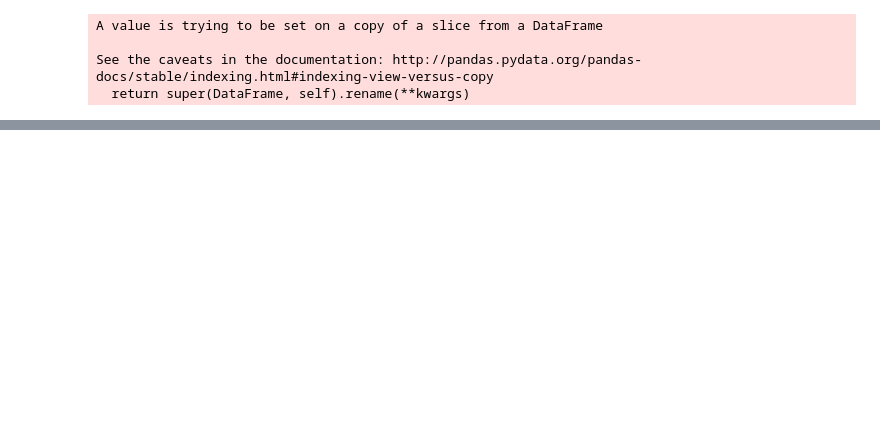
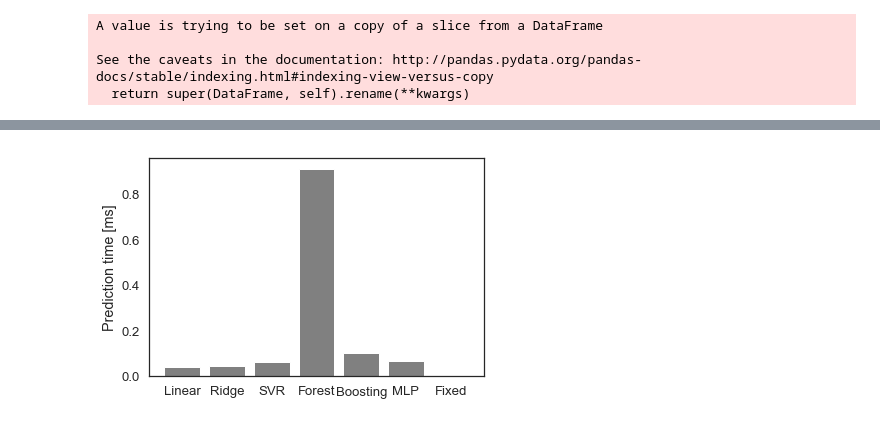
Before and after one commit to CN-UPB/ml-for-resource-allocation, a Jupyter notebook: runtime.ipynb, the cells around one changed output, grey strips where cells are left out. Saved outputs shown, nothing was run; the diff lists cells and outputs as text; code cells hidden in the pictures; blank space fills up the shorter version.

```diff
--- a/runtime.ipynb
+++ b/runtime.ipynb
@@ -214,0 +214,15 @@ FixedModel
+# %%
+# load trained models and scaler
+model_names = [type(model).__name__ for model in models]
+models = [joblib.load(f'ml_models/{vnf_name}/{name}.joblib') for name in model_names]
+scaler = joblib.load(f'ml_models/{vnf_name}/scaler.joblib')
+# %%
+# time single prediction for rand input
+X_rand = pd.DataFrame(data={'Rand max. throughput': [random.randrange(0, 3000) for _ in range(1)]})
+times = []
+for model in models:
+    print(type(model).__name__)
+    X_scaled = scaler.transform(X_rand)
+    t = %timeit -o model.predict(X_scaled)
+    # save the best time, which is the most comparable and reproducible
+    times.append(t.best)
@@ -214,0 +244,5 @@ FixedModel
+# %%
+times_ms = [t * 1000.0 for t in times]
+barplot(times_ms, labels, ylabel="Prediction time [ms]", filename='prediction_times')
+# %% [output]
+[figure, added]
```
Also changed, not shown: parts of 18 cells of this notebook, 2 other files.
